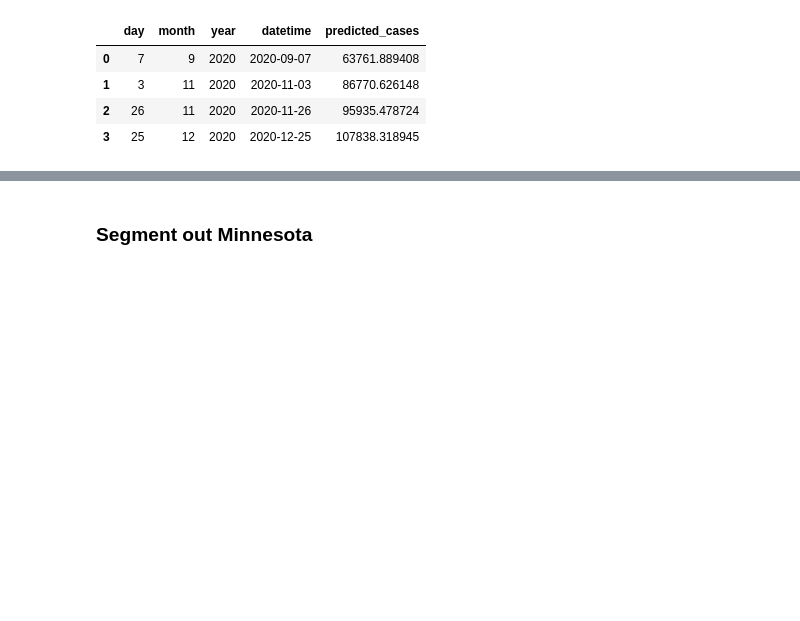
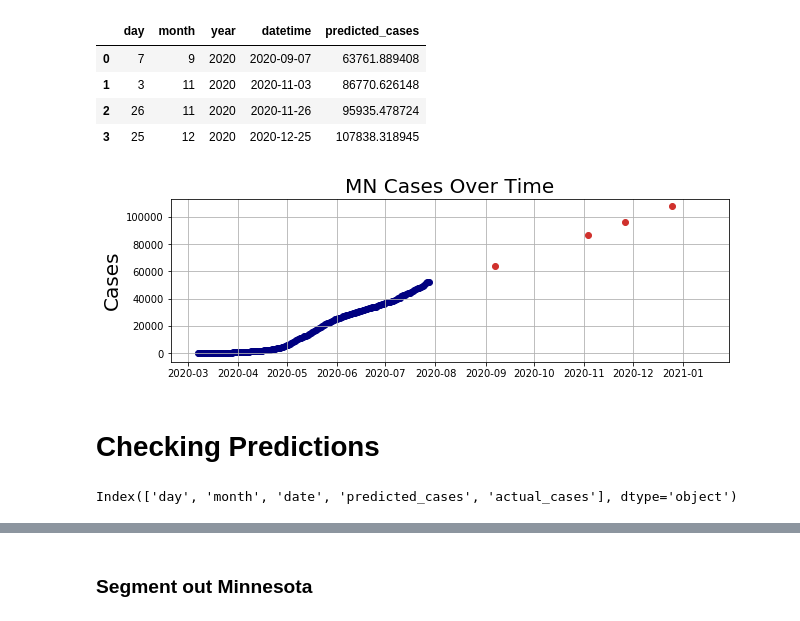
Before and after one commit to searanch/Covid-19-Hackathon, a Jupyter notebook: Original_Model.ipynb, the cells around one changed output, grey strips where cells are left out. Drawn from its saved outputs; the diff is of its cells as text; code cells hidden in the pictures; blank space fills up the shorter version.

Commit message:
Added df with predicted vs actual case. Visulized those results.

```diff
--- a/Original_Model.ipynb
+++ b/Original_Model.ipynb
@@ -98,7 +112,7 @@ MN.tail()
 # Create ML Model
 This model uses historical cases and growth rates to predict future Covid-19 cases in Minnesota.
 # %%
-def cases_model():
+def make_models():
     ''' function to run cases model'''
     # Make the model
     MN_model = LinearRegression()
@@ -119,7 +133,10 @@ def cases_model():
 
     holidays = {"day": [7, 3, 26, 25], "month": [9, 11, 11, 12], "year": [2020, 2020, 2020, 2020]}
     predict_holidays = pd.DataFrame(holidays)
-    predict_holidays["datetime"] = pd.to_datetime((predict_holidays.year*10000+predict_holidays.month*100+predict_holidays.day).apply(str),format='%Y%m%d')
+    predict_holidays["datetime"] = pd.to_datetime((predict_holidays.year*10000 + predict_holidays.month*100+predict_holidays.day).apply(str),format='%Y%m%d')
+
+
+
 
     # Predict with the model
     predictions = MN_model.predict(predict_holidays[["day", "month", "year"]])
@@ -137,7 +154,7 @@ def cases_model():
 
     return predict_holidays
 
-cases_model()
+make_models()
 # %% [output]
 |  | day | month | year | datetime | predicted_cases |
 | 0 | 7 | 9 | 2020 | 2020-09-07 | 63761.889408 |
@@ -146,7 +163,7 @@ cases_model()
 | 3 | 25 | 12 | 2020 | 2020-12-25 | 107838.318945 |
 # %%
 # store output of function in variable
-predict_holidays = cases_model()
+predict_holidays = make_models()
 predict_holidays
 # %% [output]
 |  | day | month | year | datetime | predicted_cases |
@@ -154,3 +171,36 @@ predict_holidays
 | 1 | 3 | 11 | 2020 | 2020-11-03 | 86770.626148 |
 | 2 | 26 | 11 | 2020 | 2020-11-26 | 95935.478724 |
 | 3 | 25 | 12 | 2020 | 2020-12-25 | 107838.318945 |
+# %%
+# Graph with Actual Values and Predicitons
+plt.figure(figsize = (10, 3))
+plt.scatter(predict_holidays['datetime'],predict_holidays['predicted_cases'],c='#d0312d',)
+plt.scatter(MN['datetime'],MN['cases'],c='#000080',)
+plt.grid(True)
+plt.title('MN Cases Over Time', fontsize = 20)
+plt.ylabel('Cases', fontsize = 20)
+plt.show()
+# %% [output]
+[figure, added]
+# %% [markdown]
+# Checking Predictions
+# %%
+# make df
+d = {'day':[7,3,26,25],'month':[9,11,11,12],'date':['Labor Day','Election Day','Thanksgiving','Christmas'],'predicted_cases':[62874,85478,95179,106903]}
+
+#Name dataframe and load data.
+predictions = pd.DataFrame(data=d)
+
+# Updated predicted cases with actual cases.
+d = {'day':[7,3,26,25],'month':[9,11,11,12],'predicted_cases':[62874,85478,95179,106903],'actual_cases':['78175','0','0','0']}
+d
+# Load data into dataframe.
+predictions = pd.DataFrame(data=d)
+predictions['actual_cases'].astype(int)
+
+d = {'day':[7,3,26,25],'month':[9,11,11,12],'date':['Labor Day','Election Day','Thanksgiving','Christmas'],'predicted_cases':[62874,85478,95179,106903],'actual_cases':[78175,0,0,0]}
+
+labor_day = pd.DataFrame(data=d)
+labor_day.columns
+# %% [output]
+Index(['day', 'month', 'date', 'predicted_cases', 'actual_cases'], dtype='object')
```
Also changed, not shown: parts of 2 cells of this notebook.
